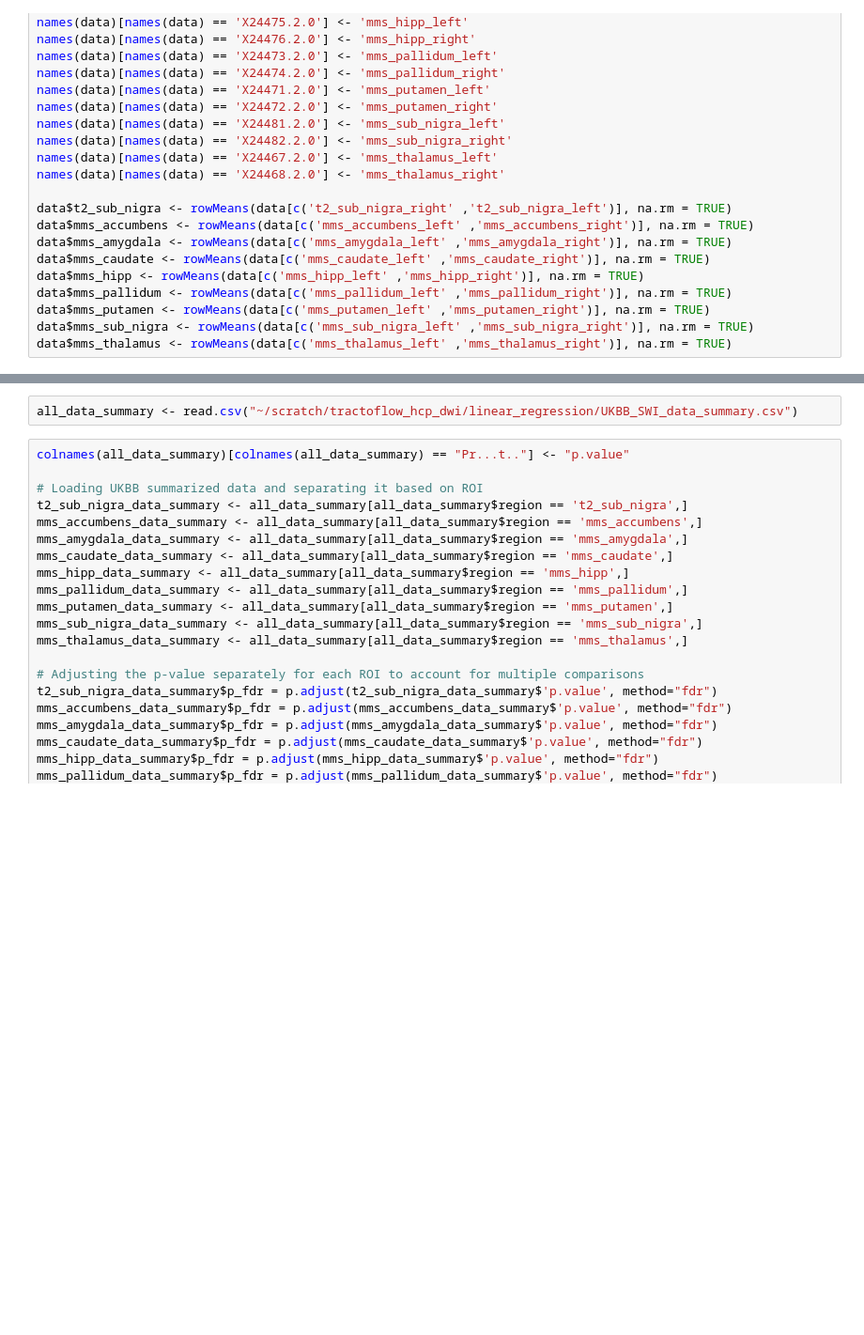
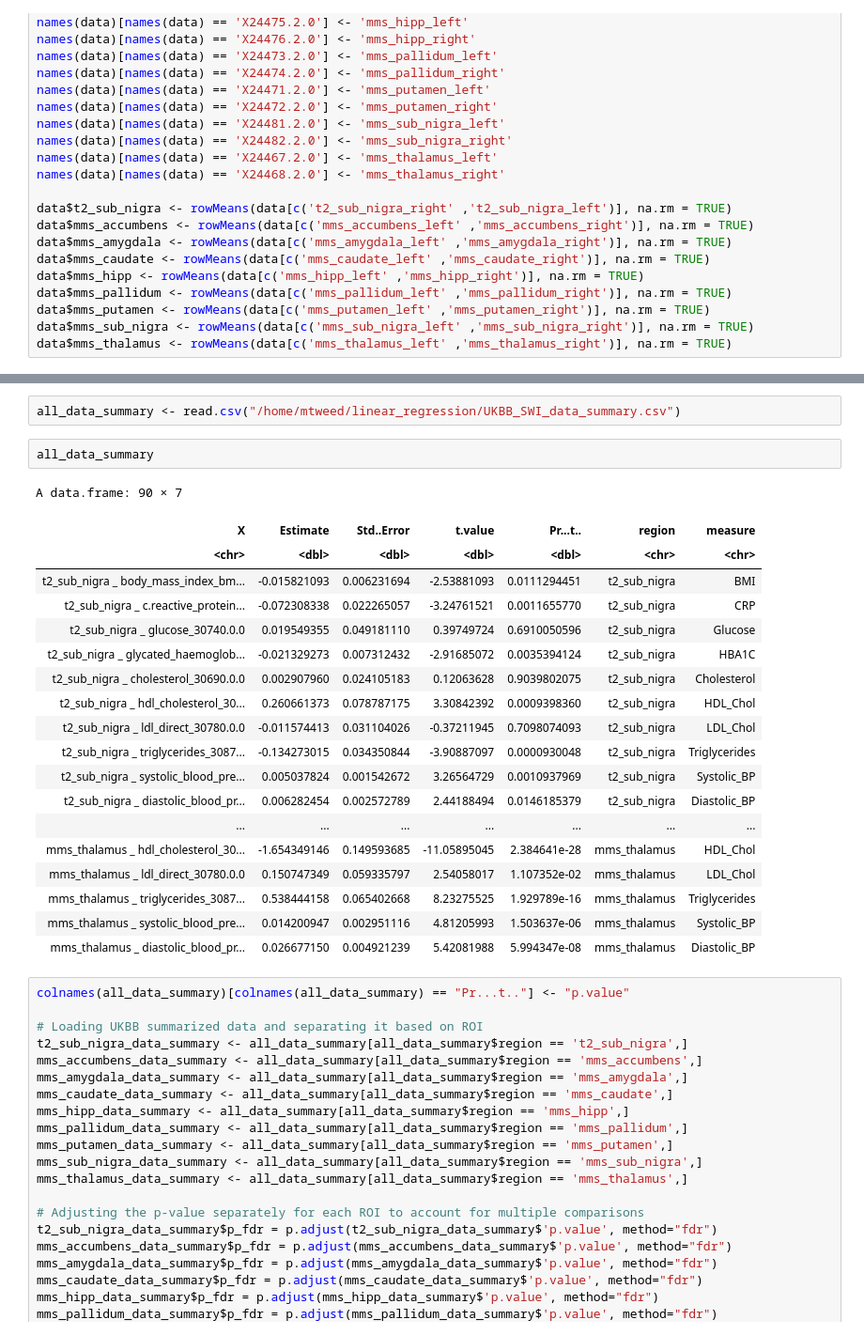
Before and after one commit to mtweedale/Subcortical_DTI, a Jupyter notebook: JupyterNotebook/SWI_UKBB.ipynb, the cells around one changed output, grey strips where cells are left out. Shown at 94% size. Saved outputs shown, nothing was run; the diff lists cells and outputs as text; blank space fills up the shorter version.

```diff
--- a/JupyterNotebook/SWI_UKBB.ipynb
+++ b/JupyterNotebook/SWI_UKBB.ipynb
@@ -99,5 +232,27 @@ write.csv(all_data_summary, "~/scratch/tractoflow_hcp_dwi/linear_regression/UKBB
 # %%
-all_data_summary <- read.csv("~/scratch/tractoflow_hcp_dwi/linear_regression/UKBB_SWI_data_summary.csv")
+all_data_summary <- read.csv("/home/mtweed/linear_regression/UKBB_SWI_data_summary.csv")
+# %%
+all_data_summary
+# %% [output]
+A data.frame: 90 × 7
+| X | Estimate | Std..Error | t.value | Pr...t.. | region | measure |
+| <chr> | <dbl> | <dbl> | <dbl> | <dbl> | <chr> | <chr> |
+| t2_sub_nigra _ body_mass_index_bm... | -0.015821093 | 0.006231694 | -2.53881093 | 0.0111294451 | t2_sub_nigra | BMI |
+| t2_sub_nigra _ c.reactive_protein... | -0.072308338 | 0.022265057 | -3.24761521 | 0.0011655770 | t2_sub_nigra | CRP |
+| t2_sub_nigra _ glucose_30740.0.0 | 0.019549355 | 0.049181110 | 0.39749724 | 0.6910050596 | t2_sub_nigra | Glucose |
+| t2_sub_nigra _ glycated_haemoglob... | -0.021329273 | 0.007312432 | -2.91685072 | 0.0035394124 | t2_sub_nigra | HBA1C |
+| t2_sub_nigra _ cholesterol_30690.0.0 | 0.002907960 | 0.024105183 | 0.12063628 | 0.9039802075 | t2_sub_nigra | Cholesterol |
+| t2_sub_nigra _ hdl_cholesterol_30... | 0.260661373 | 0.078787175 | 3.30842392 | 0.0009398360 | t2_sub_nigra | HDL_Chol |
+| t2_sub_nigra _ ldl_direct_30780.0.0 | -0.011574413 | 0.031104026 | -0.37211945 | 0.7098074093 | t2_sub_nigra | LDL_Chol |
+| t2_sub_nigra _ triglycerides_3087... | -0.134273015 | 0.034350844 | -3.90887097 | 0.0000930048 | t2_sub_nigra | Triglycerides |
+| t2_sub_nigra _ systolic_blood_pre... | 0.005037824 | 0.001542672 | 3.26564729 | 0.0010937969 | t2_sub_nigra | Systolic_BP |
+| t2_sub_nigra _ diastolic_blood_pr... | 0.006282454 | 0.002572789 | 2.44188494 | 0.0146185379 | t2_sub_nigra | Diastolic_BP |
+| ... | ... | ... | ... | ... | ... | ... |
+| mms_thalamus _ hdl_cholesterol_30... | -1.654349146 | 0.149593685 | -11.05895045 | 2.384641e-28 | mms_thalamus | HDL_Chol |
+| mms_thalamus _ ldl_direct_30780.0.0 | 0.150747349 | 0.059335797 | 2.54058017 | 1.107352e-02 | mms_thalamus | LDL_Chol |
+| mms_thalamus _ triglycerides_3087... | 0.538444158 | 0.065402668 | 8.23275525 | 1.929789e-16 | mms_thalamus | Triglycerides |
+| mms_thalamus _ systolic_blood_pre... | 0.014200947 | 0.002951116 | 4.81205993 | 1.503637e-06 | mms_thalamus | Systolic_BP |
+| mms_thalamus _ diastolic_blood_pr... | 0.026677150 | 0.004921239 | 5.42081988 | 5.994347e-08 | mms_thalamus | Diastolic_BP |
 # %%
 colnames(all_data_summary)[colnames(all_data_summary) == "Pr...t.."] <- "p.value"
 
```
Also changed, not shown: parts of 10 cells of this notebook, 8 other files.
